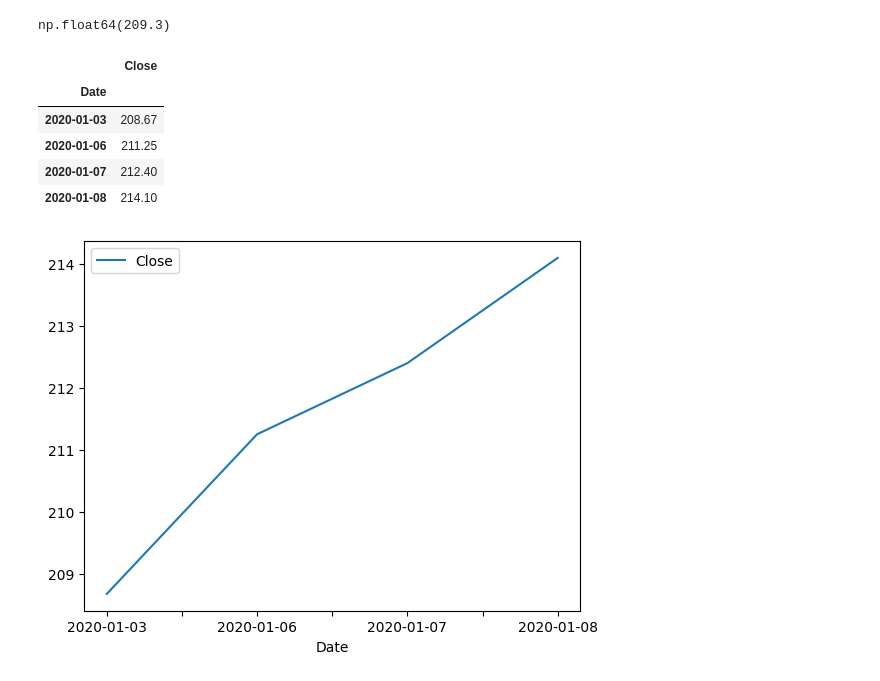
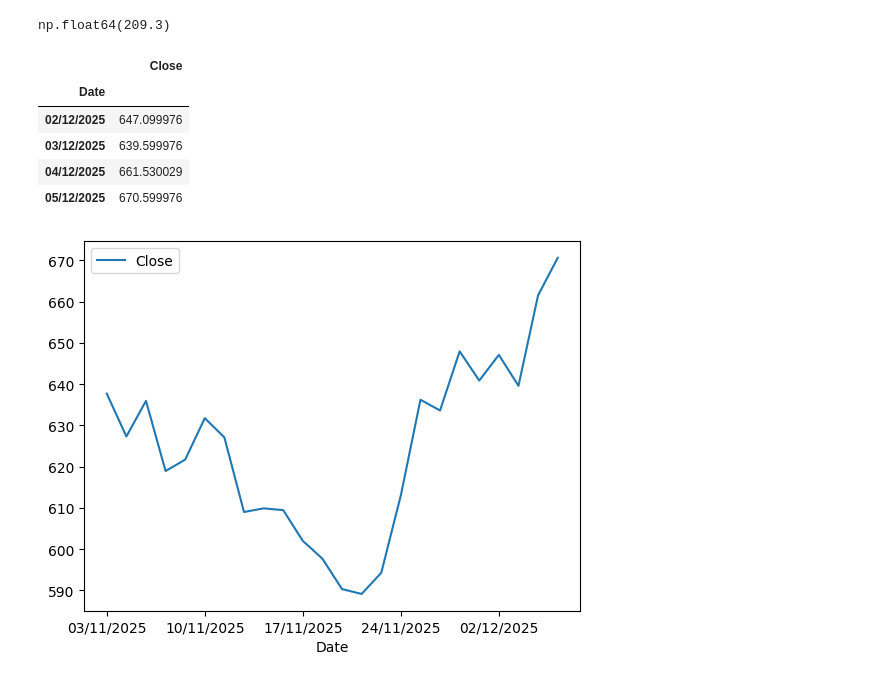
Before and after one commit to title-robbie-title/hkust-financial-analysis, a Jupyter notebook: HKUST-Financial-Analysis/module1.ipynb, the cells around one changed output. Cells and saved outputs as stored; diff of their text form; code cells hidden in the pictures.

```diff
--- a/HKUST-Financial-Analysis/module1.ipynb
+++ b/HKUST-Financial-Analysis/module1.ipynb
@@ -82,24 +89,24 @@ np.float64(209.3)
 # %%
 import pandas as pd
 fb = pd.read_csv('Data/facebook.csv', index_col='Date')
-fb.loc['2020-01-03':'2020-01-10',['Close']]
+fb.loc['02/12/2025':'05/12/2025',['Close']]
 #accessing a range of data using loc
 # %% [output]
 |  | Close |
 | Date |  |
-| 2020-01-03 | 208.67 |
-| 2020-01-06 | 211.25 |
-| 2020-01-07 | 212.40 |
-| 2020-01-08 | 214.10 |
+| 02/12/2025 | 647.099976 |
+| 03/12/2025 | 639.599976 |
+| 04/12/2025 | 661.530029 |
+| 05/12/2025 | 670.599976 |
 # %%
 import pandas as pd
 import matplotlib.pyplot as plt
 fb = pd.read_csv('Data/facebook.csv', index_col='Date')
-fb.loc['2020-01-03':'2020-01-10',['Close']].plot()
+fb.loc['03/11/2025':'05/12/2025',['Close']].plot()
 plt.show()
 #plotting a range of data using matplotlib
 # %% [output]
-[figure, old version]
+[figure, new version]
 # %%
 import pandas as pd
 fb = pd.read_csv('Data/facebook.csv', index_col='Date')
```
Also changed, not shown: parts of 17 cells of this notebook.
